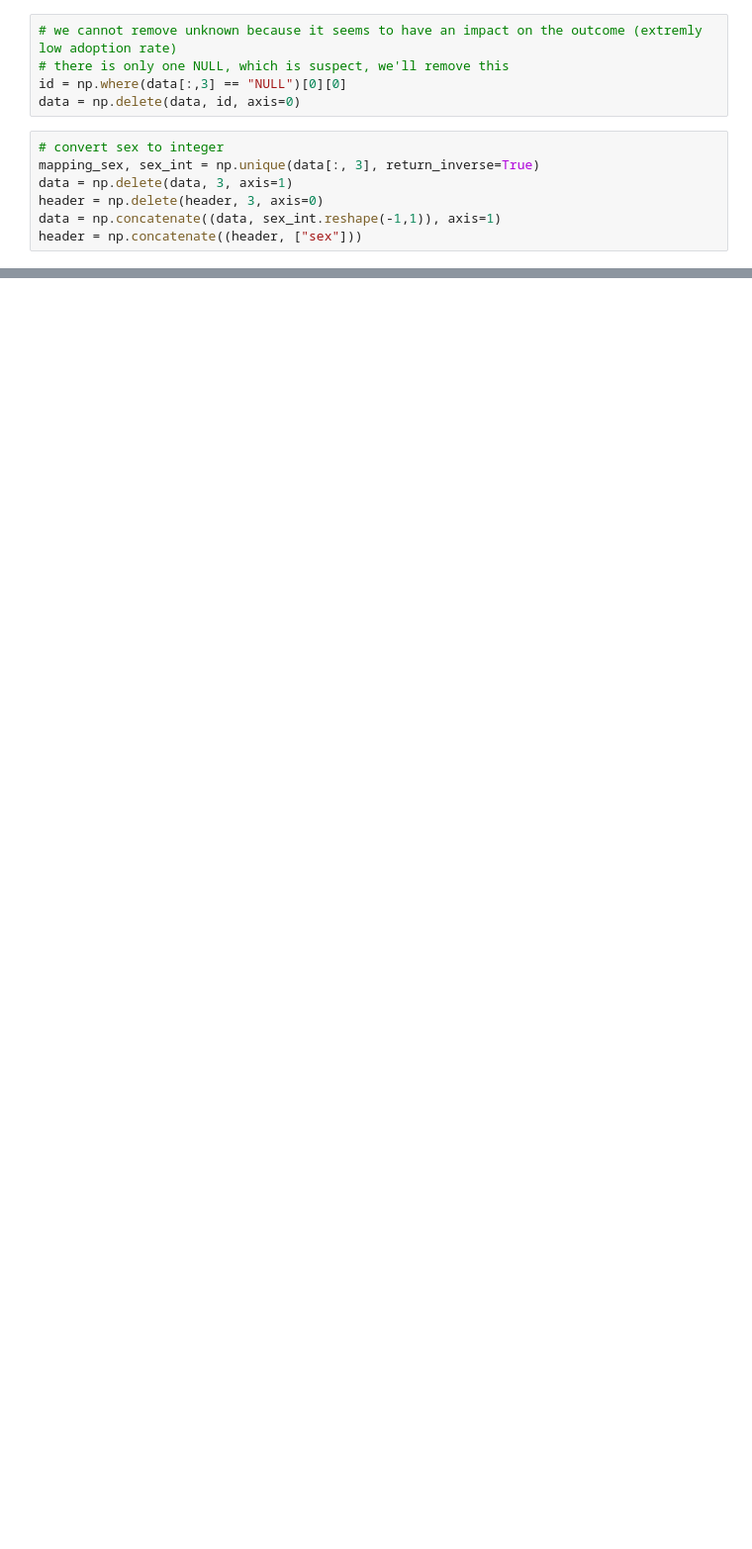
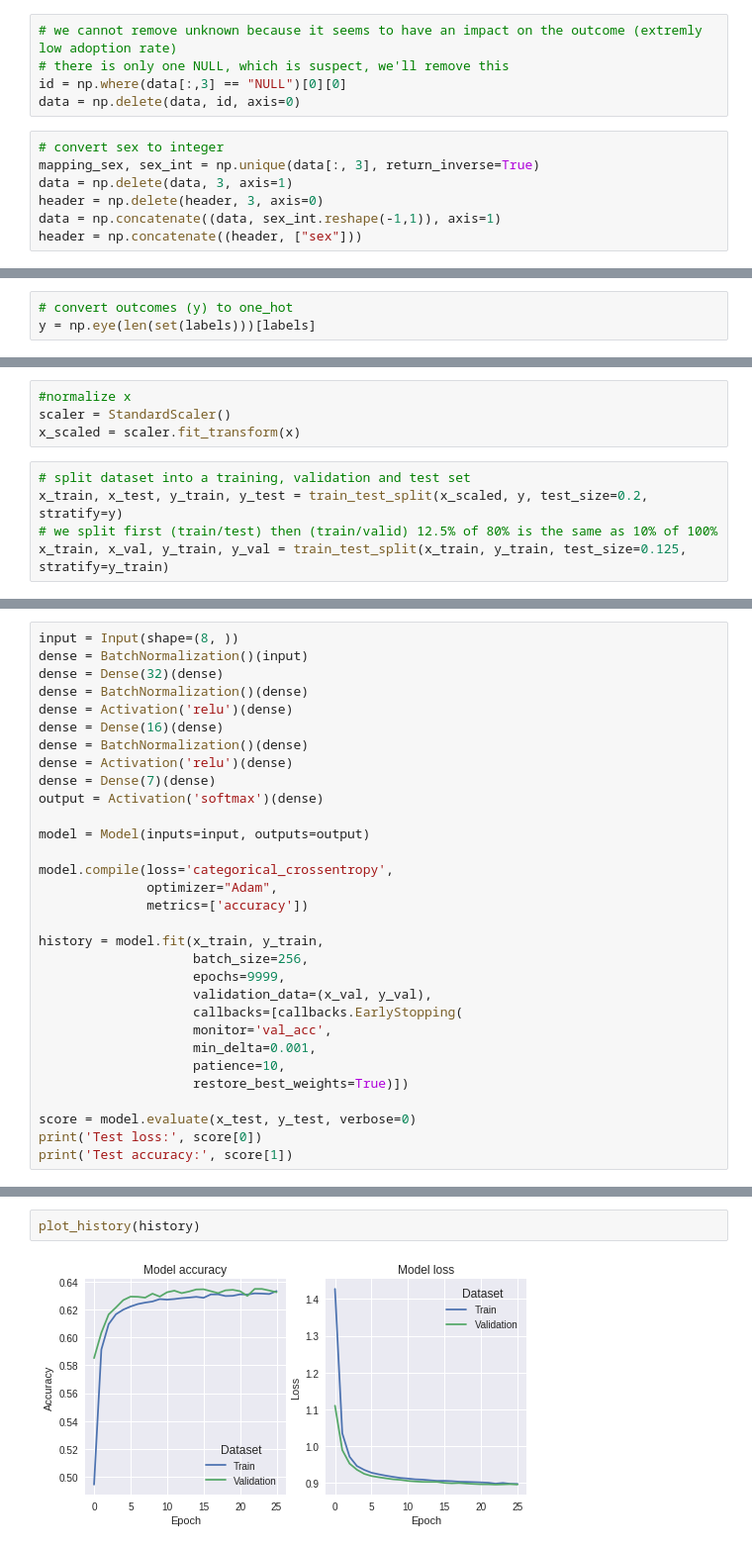
Before and after one commit to qfournier/IND6212_2019, a Jupyter notebook: notebook.ipynb, the cells around one changed output, grey strips where cells are left out. Shown at 99% size. Saved outputs shown, nothing was run; the diff lists cells and outputs as text; blank space fills up the shorter version.

Commit message:
Finished pre-processing and add models

```diff
--- a/notebook.ipynb
+++ b/notebook.ipynb
@@ -267 +296,4 @@ sex                  : 2
 -----------------------
+# %%
+# convert outcomes (y) to one_hot
+y = np.eye(len(set(labels)))[labels]
@@ -267,0 +334,9 @@ sex                  : 2
+# %%
+#normalize x
+scaler = StandardScaler()
+x_scaled = scaler.fit_transform(x)
+# %%
+# split dataset into a training, validation and test set
+x_train, x_test, y_train, y_test = train_test_split(x_scaled, y, test_size=0.2, stratify=y)
+# we split first (train/test) then (train/valid) 12.5% of 80% is the same as 10% of 100%
+x_train, x_val, y_train, y_val = train_test_split(x_train, y_train, test_size=0.125, stratify=y_train)
@@ -267,0 +361,31 @@ sex                  : 2
+# %%
+input = Input(shape=(8, ))
+dense = BatchNormalization()(input)
+dense = Dense(32)(dense)
+dense = BatchNormalization()(dense)
+dense = Activation('relu')(dense)
+dense = Dense(16)(dense)
+dense = BatchNormalization()(dense)
+dense = Activation('relu')(dense)
+dense = Dense(7)(dense)
+output = Activation('softmax')(dense)
+
+model = Model(inputs=input, outputs=output)
+
+model.compile(loss='categorical_crossentropy',
+              optimizer="Adam",
+              metrics=['accuracy'])
+
+history = model.fit(x_train, y_train,
+                    batch_size=256,
+                    epochs=9999,
+                    validation_data=(x_val, y_val),
+                    callbacks=[callbacks.EarlyStopping(
+                    monitor='val_acc',
+                    min_delta=0.001,
+                    patience=10,
+                    restore_best_weights=True)])
+
+score = model.evaluate(x_test, y_test, verbose=0)
+print('Test loss:', score[0])
+print('Test accuracy:', score[1])
@@ -267,0 +410,4 @@ sex                  : 2
+# %%
+plot_history(history)
+# %% [output]
+[figure, added]
```
Also changed, not shown: parts of 25 cells of this notebook.
